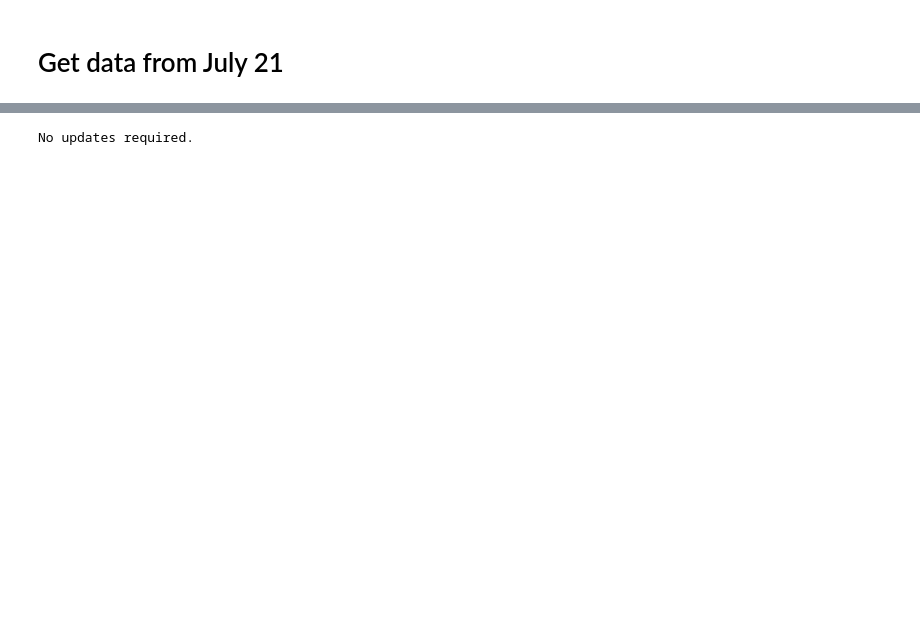
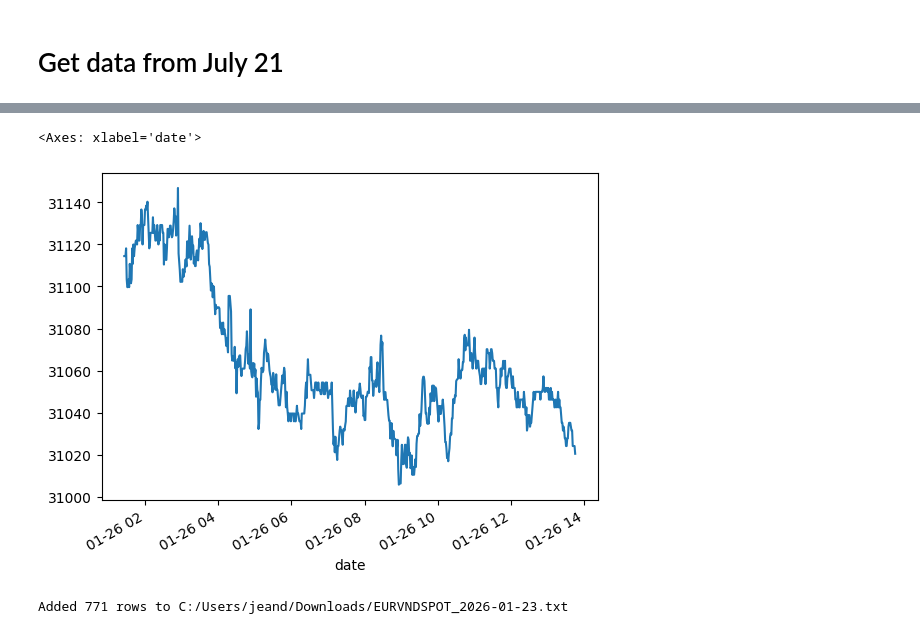
Before and after one commit to jdavid54/jupyter_notebooks2, a Jupyter notebook: eur_vnd_var_data.ipynb, the cells around one changed output, grey strips where cells are left out. Drawn from its saved outputs; the diff is of its cells as text; code cells hidden in the pictures; blank space fills up the shorter version.

```diff
--- a/eur_vnd_var_data.ipynb
+++ b/eur_vnd_var_data.ipynb
@@ -923,3 +983,8 @@ plot_data(new_data)
+# %%
+new_data['clot'].tail(h*60).plot()
+# %% [output]
+<Axes: xlabel='date'>
+[figure, added]
 # %%
 from datetime import datetime
 
@@ -976,8 +1041,8 @@ def update_daily_file(
 
     print(f"Added {len(new_lines)} rows to {daily_file}")
 
-day = '16'           # today data
-day2 = '15'          # day to be updated
+day = '26'           # today data
+day2 = '23'          # day to be updated
 
 update_daily_file(
     master_file=fr"C:/Users/jeand/Downloads/EURVNDSPOT_2026-01-{day}_5days.txt",
@@ -985,4 +1050,4 @@ update_daily_file(
     target_date=f"{day2}/01/2026"
 )
 # %% [output]
-No updates required.
+Added 771 rows to C:/Users/jeand/Downloads/EURVNDSPOT_2026-01-23.txt
```
Also changed, not shown: parts of 39 cells of this notebook, 5 other files.
